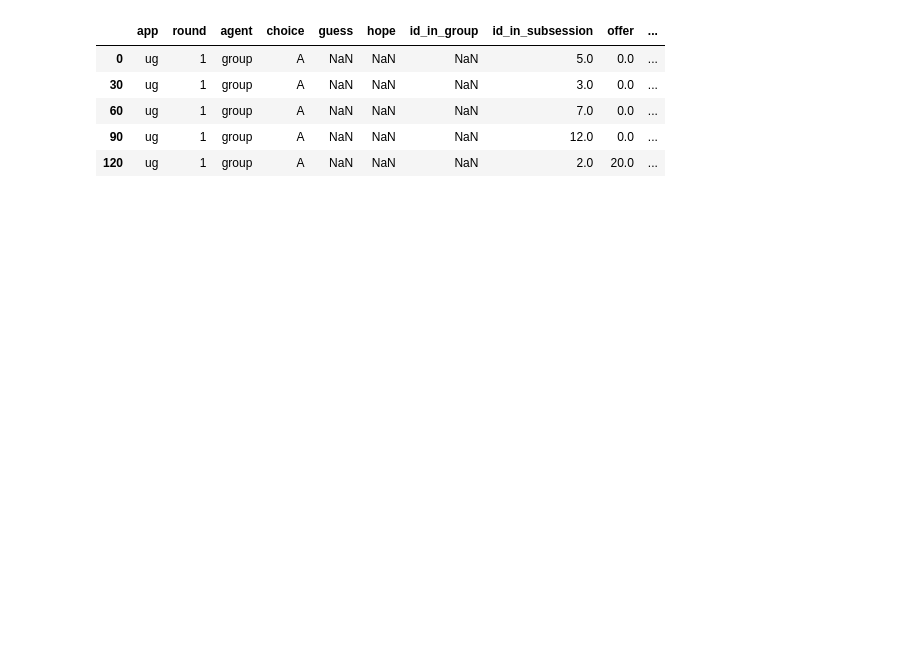
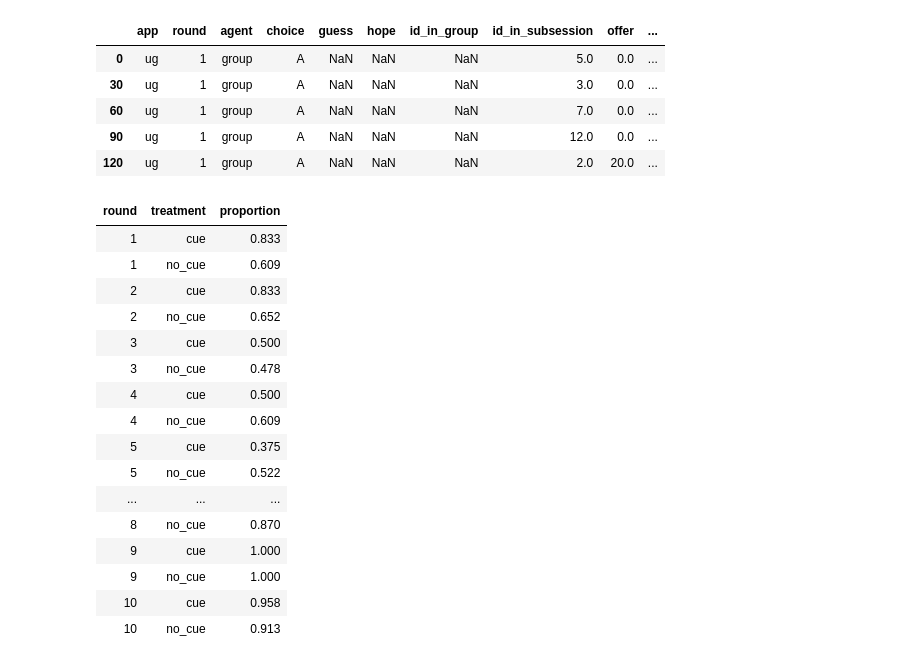
Before and after one commit to itsaquestion/otree5_common_prosperity_2, a Jupyter notebook: 数据分析/a.ipynb, the cells around one changed output. Cells and saved outputs as stored; diff of their text form; code cells hidden in the pictures; blank space fills up the shorter version.

```diff
--- a/数据分析/a.ipynb
+++ b/数据分析/a.ipynb
@@ -502,3 +523,25 @@ group_df.head()
 | 60 | ug | 1 | group | A | NaN | NaN | NaN | 7.0 | 0.0 | ... |
 | 90 | ug | 1 | group | A | NaN | NaN | NaN | 12.0 | 0.0 | ... |
 | 120 | ug | 1 | group | A | NaN | NaN | NaN | 2.0 | 20.0 | ... |
+# %%
+#| output: true
+choice_proportion = get_proportion(group_df, 'round','real_plan == "A"')
+show_no_index(choice_proportion)
+# %% [output]
+| round | treatment | proportion |
+| 1 | cue | 0.833 |
+| 1 | no_cue | 0.609 |
+| 2 | cue | 0.833 |
+| 2 | no_cue | 0.652 |
+| 3 | cue | 0.500 |
+| 3 | no_cue | 0.478 |
+| 4 | cue | 0.500 |
+| 4 | no_cue | 0.609 |
+| 5 | cue | 0.375 |
+| 5 | no_cue | 0.522 |
+| ... | ... | ... |
+| 8 | no_cue | 0.870 |
+| 9 | cue | 1.000 |
+| 9 | no_cue | 1.000 |
+| 10 | cue | 0.958 |
+| 10 | no_cue | 0.913 |
```
Also changed, not shown: parts of 16 cells of this notebook, 8 other files.
